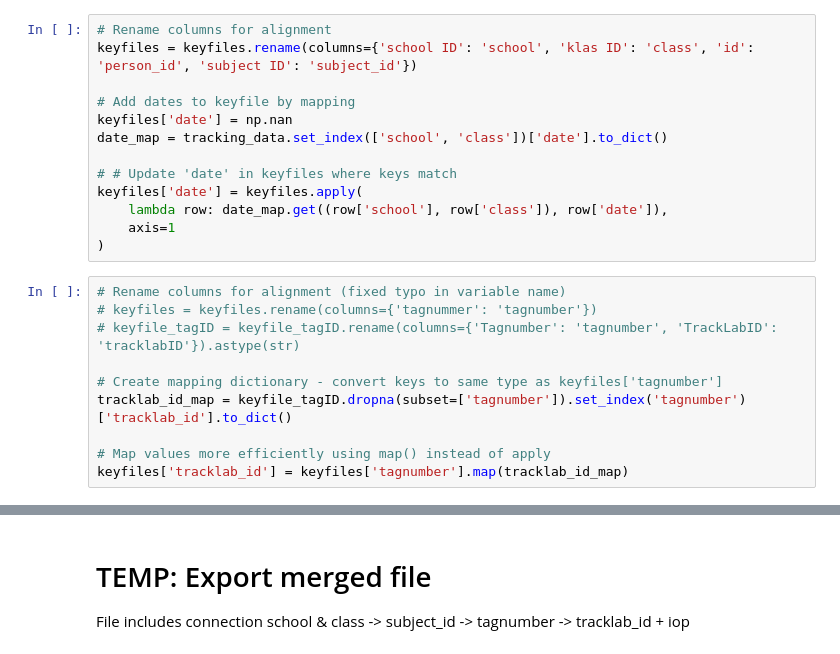
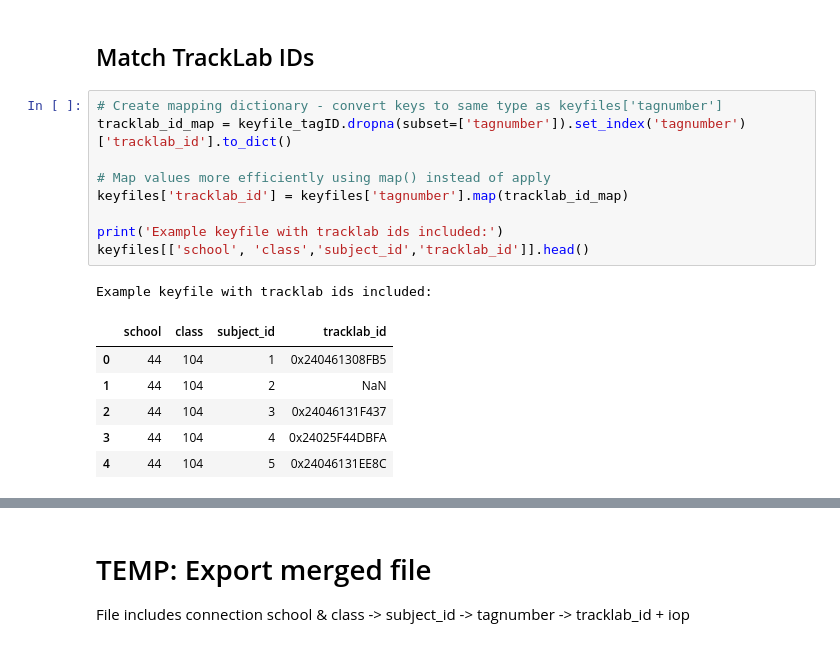
Before and after one commit to majaazdaja/dsp, a Jupyter notebook: notebooks/survey-data.ipynb, the cells around one changed output, grey strips where cells are left out. Saved outputs shown, nothing was run; the diff lists cells and outputs as text.

```diff
--- a/notebooks/survey-data.ipynb
+++ b/notebooks/survey-data.ipynb
@@ -250,23 +294,19 @@ array(['9', '19', '14', '29', '28', '31', '33', '22', '5', '20', '2',
-# %%
-# Rename columns for alignment
-keyfiles = keyfiles.rename(columns={'school ID': 'school', 'klas ID': 'class', 'id': 'person_id', 'subject ID': 'subject_id'})
-
-# Add dates to keyfile by mapping
-keyfiles['date'] = np.nan
-date_map = tracking_data.set_index(['school', 'class'])['date'].to_dict()
-
-# # Update 'date' in keyfiles where keys match
-keyfiles['date'] = keyfiles.apply(
-    lambda row: date_map.get((row['school'], row['class']), row['date']),
-    axis=1
-)
+# %% [markdown]
+## Match TrackLab IDs
 # %%
-# Rename columns for alignment (fixed typo in variable name)
-# keyfiles = keyfiles.rename(columns={'tagnummer': 'tagnumber'})
-# keyfile_tagID = keyfile_tagID.rename(columns={'Tagnumber': 'tagnumber', 'TrackLabID': 'tracklabID'}).astype(str)
-
 # Create mapping dictionary - convert keys to same type as keyfiles['tagnumber']
 tracklab_id_map = keyfile_tagID.dropna(subset=['tagnumber']).set_index('tagnumber')['tracklab_id'].to_dict()
 
 # Map values more efficiently using map() instead of apply
 keyfiles['tracklab_id'] = keyfiles['tagnumber'].map(tracklab_id_map)
+
+print('Example keyfile with tracklab ids included:')
+keyfiles[['school', 'class','subject_id','tracklab_id']].head()
+# %% [output]
+Example keyfile with tracklab ids included:
+|  | school | class | subject_id | tracklab_id |
+| 0 | 44 | 104 | 1 | 0x240461308FB5 |
+| 1 | 44 | 104 | 2 | NaN |
+| 2 | 44 | 104 | 3 | 0x24046131F437 |
+| 3 | 44 | 104 | 4 | 0x24025F44DBFA |
+| 4 | 44 | 104 | 5 | 0x24046131EE8C |
```
Also changed, not shown: parts of 38 cells of this notebook.
